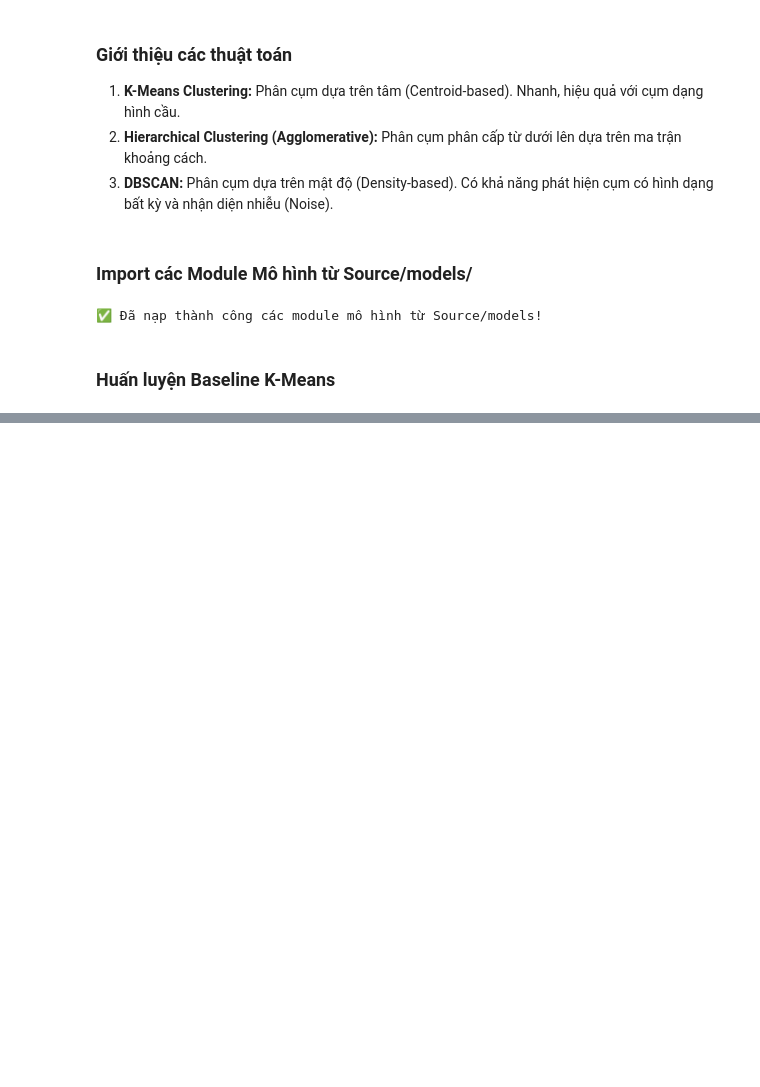
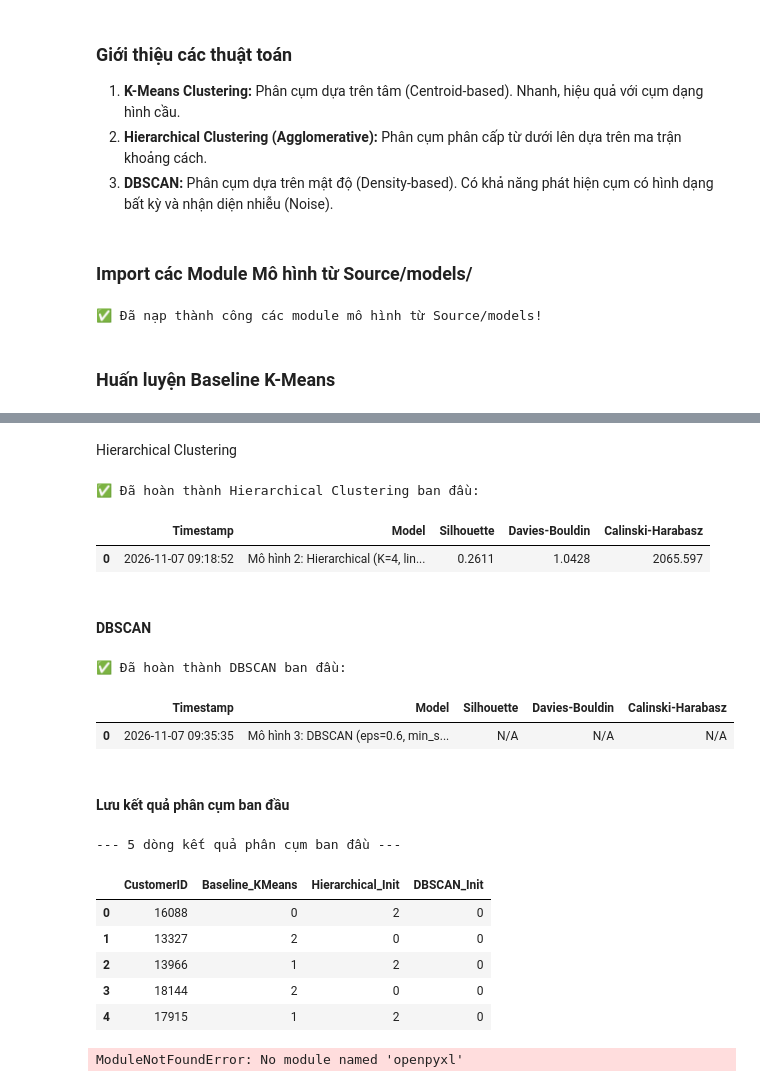
Before and after one commit to JaseSous/ml_group, a Jupyter notebook: Do_an_CuoiKy/Notebook.ipynb, the cells around one changed output, grey strips where cells are left out. Drawn from its saved outputs; the diff is of its cells as text; code cells hidden in the pictures; blank space fills up the shorter version.

Commit message:
huấn luyện 3 model chưa tùy chỉnh

```diff
--- a/Do_an_CuoiKy/Notebook.ipynb
+++ b/Do_an_CuoiKy/Notebook.ipynb
@@ -558,3 +572,59 @@ display(pd.DataFrame([base_metrics]))
+# %% [markdown]
+Hierarchical Clustering
+# %%
+# Huấn luyện mô hình Hierarchical Clustering ban đầu (K=4, Ward linkage)
+hierarchical_init = HierarchicalModel(n_clusters=4, linkage='ward')
+h_metrics_init, h_labels_init, h_model_init = hierarchical_init.run(X_train_scaled, log_file=PATH_EXPERIMENT_LOG)
+
+print("✅ Đã hoàn thành Hierarchical Clustering ban đầu:")
+display(pd.DataFrame([h_metrics_init]))
+# %% [output]
+✅ Đã hoàn thành Hierarchical Clustering ban đầu:
+|  | Timestamp | Model | Silhouette | Davies-Bouldin | Calinski-Harabasz |
+| 0 | 2026-11-07 09:18:52 | Mô hình 2: Hierarchical (K=4, lin... | 0.2611 | 1.0428 | 2065.597 |
+# %% [markdown]
+#### DBSCAN
+# %%
+# Huấn luyện mô hình DBSCAN ban đầu (eps=0.6, min_samples=10)
+dbscan_init = DBSCANModel(eps=0.6, min_samples=10)
+db_metrics_init, db_labels_init, db_model_init = dbscan_init.run(X_train_scaled, log_file=PATH_EXPERIMENT_LOG)
+
+print("✅ Đã hoàn thành DBSCAN ban đầu:")
+display(pd.DataFrame([db_metrics_init]))
+# %% [output]
+✅ Đã hoàn thành DBSCAN ban đầu:
+|  | Timestamp | Model | Silhouette | Davies-Bouldin | Calinski-Harabasz |
+| 0 | 2026-11-07 09:35:35 | Mô hình 3: DBSCAN (eps=0.6, min_s... | N/A | N/A | N/A |
+# %% [markdown]
+#### Lưu kết quả phân cụm ban đầu
+# %%
+# 1. Tạo DataFrame tổng hợp nhãn phân cụm ban đầu (kèm CustomerID)
+df_initial_clusters = pd.DataFrame({
+    'CustomerID': train_rfm['CustomerID'].values,
+    'Baseline_KMeans': base_labels,
+    'Hierarchical_Init': h_labels_init,
+    'DBSCAN_Init': db_labels_init
+})
+
+print("--- 5 dòng kết quả phân cụm ban đầu ---")
+display(df_initial_clusters.head())
+
+# 2. Xuất trực tiếp ra file Excel và CSV ở thư mục gốc OR2/
+df_initial_clusters.to_excel("initial_clusters_train.xlsx", index=False, engine='openpyxl')
+df_initial_clusters.to_csv("initial_clusters_train.csv", index=False)
+
+print("\n💾 Đã lưu thành công các file phân cụm ban đầu ở thư mục gốc:")
+print("   - 'initial_clusters_train.xlsx'")
+print("   - 'initial_clusters_train.csv'")
+# %% [output]
+--- 5 dòng kết quả phân cụm ban đầu ---
+|  | CustomerID | Baseline_KMeans | Hierarchical_Init | DBSCAN_Init |
+| 0 | 16088 | 0 | 2 | 0 |
+| 1 | 13327 | 2 | 0 | 0 |
+| 2 | 13966 | 1 | 2 | 0 |
+| 3 | 18144 | 2 | 0 | 0 |
+| 4 | 17915 | 1 | 2 | 0 |
+ModuleNotFoundError: No module named 'openpyxl'
 # %%
 !jupyter nbconvert --to html Notebook.ipynb
 # %% [output]
```
Also changed, not shown: parts of 4 cells of this notebook, 3 other files.
